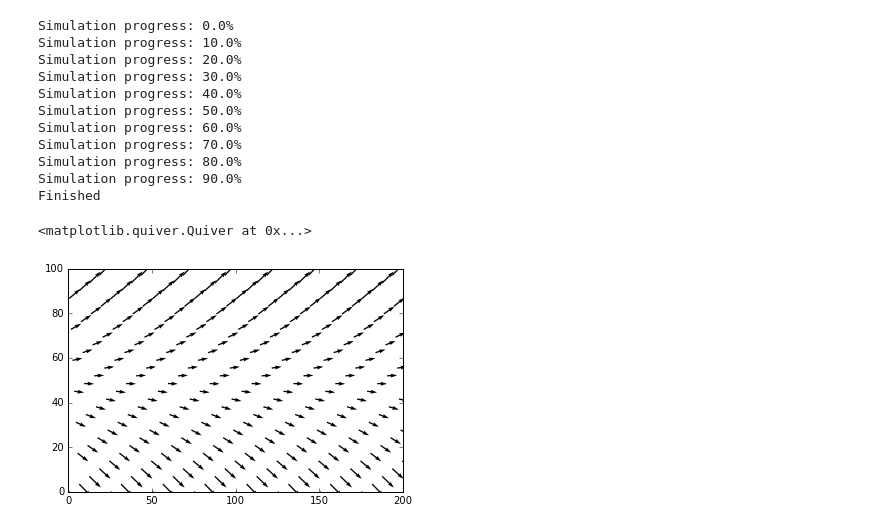
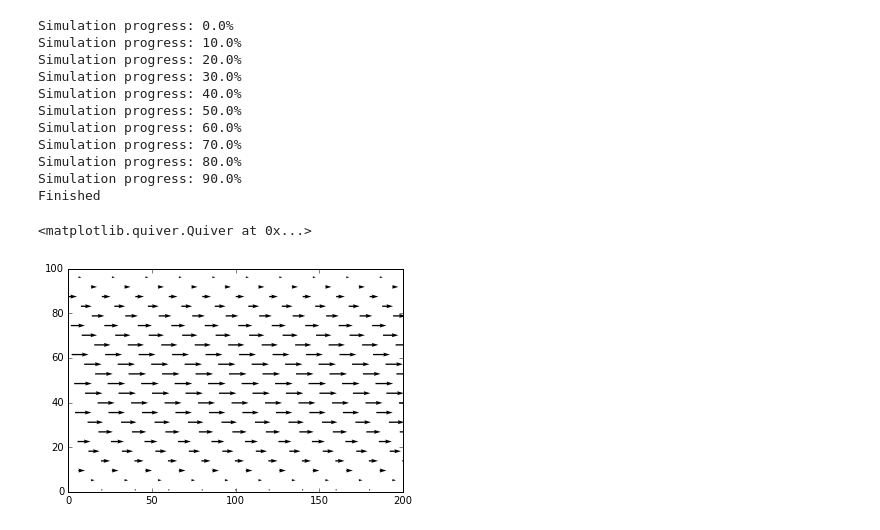
Before and after one commit to szwetsloot/comp-phys-lb, a Jupyter notebook: LBJesse.ipynb, the cells around one changed output. Drawn from its saved outputs; the diff is of its cells as text; code cells hidden in the pictures.

```diff
--- a/LBJesse.ipynb
+++ b/LBJesse.ipynb
@@ -21,13 +21,13 @@ c = 1
 delta_t = 1/c
 q = 7 # number of directions to be considered
 num_iter = 10000
-delta_u = np.array([0.001, 0.0])
+delta_u = np.array([0.01, 0.0])
 
 rho = 1
 mass = 1
 
 u_inlet = 0.004  # Velocity in lattice units.
-omega = 1.0/(100.0)     # Relaxation parameter.
+omega = 1.0/(0.8)     # Relaxation parameter.
 rho_inlet = 1.0
 
 e = np.zeros((q,2))
@@ -49,7 +49,7 @@ right_dirs = np.array([1,2,6], dtype=np.int)
 # %%
 # generate grid (in this case triangular grid on rectangular domain)
 L_x = 200
-L_y = 100
+L_y = 101
 
 template_x = np.arange(0, L_x, delta_r)
 template_y = np.arange(0, L_y, 1/2*np.sqrt(3)*delta_r)
@@ -176,7 +176,7 @@ link_list[lower_wall_i,5] = -1
 link_list[lower_wall_i,6] = -1
 
 link_list[upper_wall_i,2] = -1
-link_list[lower_wall_i,3] = -1
+link_list[upper_wall_i,3] = -1
 # %%
 plot_links = False
 
@@ -283,8 +283,7 @@ for t in range(num_iter):
         f_next[link_list[valid_links,i],i] = f_prev[valid_links,i]
 
     # top and bottom wall boundary condition: no slip/bounce-back
-    for i in range(q):
-        f_next[bc_noslip_i, bb_dir[i]] = f_prev[bc_noslip_i, i]
+    f_next[bc_noslip_i.reshape(-1,1), bb_dir[np.arange(q)]] = f_next[bc_noslip_i.reshape(-1,1), np.arange(q)]
 
     # finish the iteration
     f_prev[:,:] = f_next[:,:]
@@ -300,6 +299,7 @@ for t in range(num_iter):
 
     if t % int(0.1*num_iter) == 0:
         print_fl(r"Simulation progress: %.1f%%" % (t/num_iter * 100.0) )
+        #print_fl(rho[lower_wall_i])
 
 if visualize == True:
     display.clear_output()
@@ -326,8 +322,8 @@ help(plt.pcolor)
 # %%
-plt.quiver(lattice[::100,0], lattice[::100,1], u[::100,0], u[::100,1])
+plt.quiver(lattice[interior_i,0][::100], lattice[interior_i,1][::100], u[interior_i,0][::100], u[interior_i,1][::100])
 # %% [output]
 <matplotlib.quiver.Quiver at 0x...>
-[figure, old version]
+[figure, new version]
 # %%
 plt.pcolor(grid_x, grid_y, rho.reshape(grid_x.shape))
 plt.colorbar()
```
Also changed, not shown: parts of 9 cells of this notebook.
